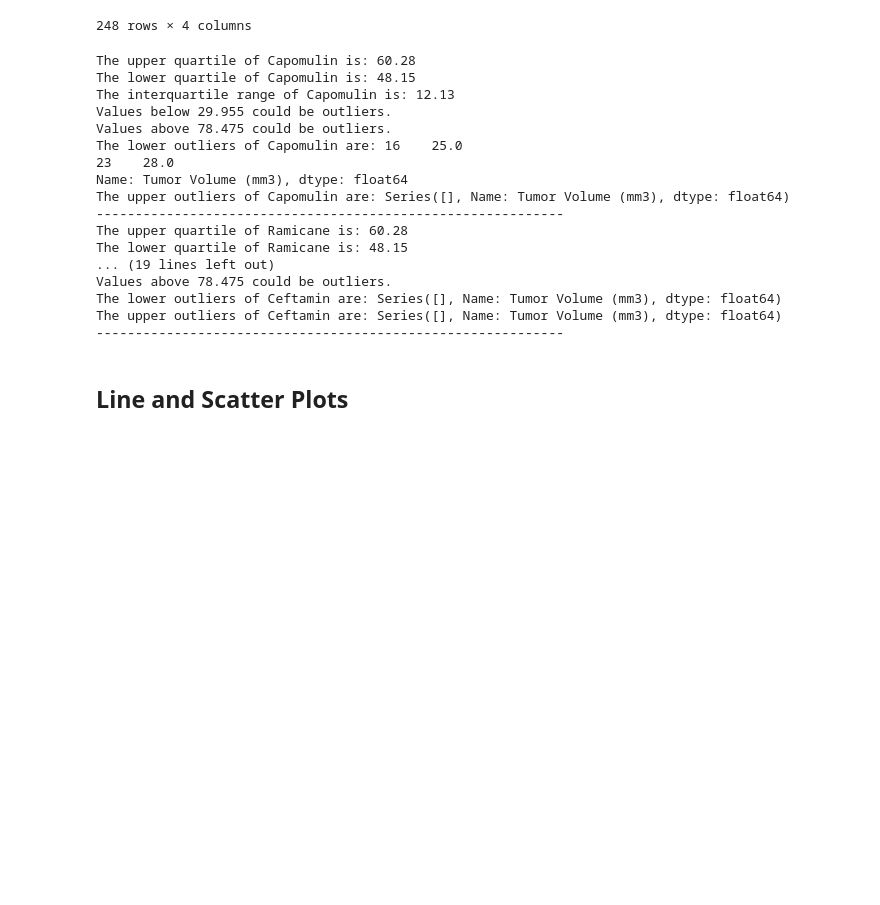
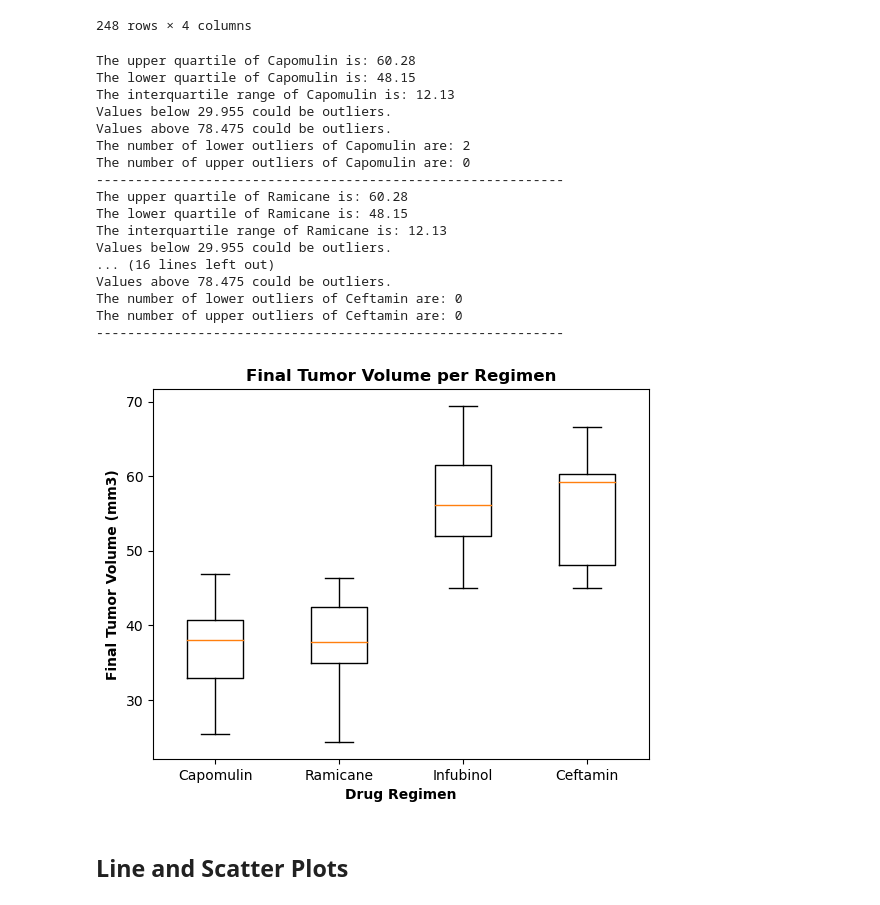
Before and after one commit to TJDavis91/Module-5-Challenge, a Jupyter notebook: pymaceuticals_challenge (1).ipynb, the cells around one changed output. Cells and saved outputs as stored; diff of their text form; code cells hidden in the pictures; blank space fills up the shorter version.

```diff
--- a/pymaceuticals_challenge (1).ipynb
+++ b/pymaceuticals_challenge (1).ipynb
@@ -316,8 +316,8 @@ for x in treatments:
     lower_outliers = round(final_tumor_volume.loc[(final_tumor_volume < lower_bound)],0)
     upper_outliers = round(final_tumor_volume.loc[(final_tumor_volume > upper_bound)],2)
 
-    print(f"The lower outliers of {x} are: {lower_outliers}")
-    print(f"The upper outliers of {x} are: {upper_outliers}")
+    print(f"The number of lower outliers of {x} are: {lower_outliers.count()}")
+    print(f"The number of upper outliers of {x} are: {upper_outliers.count()}")
     print("------------------------------------------------------------")
 
     # Locate the rows which contain mice on each drug and get the tumor volumes
@@ -334,16 +334,16 @@ The lower quartile of Capomulin is: 48.15
 The interquartile range of Capomulin is: 12.13
 Values below 29.955 could be outliers.
 Values above 78.475 could be outliers.
-The lower outliers of Capomulin are: 16    25.0
-23    28.0
-Name: Tumor Volume (mm3), dtype: float64
-The upper outliers of Capomulin are: Series([], Name: Tumor Volume (mm3), dtype: float64)
+The number of lower outliers of Capomulin are: 2
+The number of upper outliers of Capomulin are: 0
 ------------------------------------------------------------
 The upper quartile of Ramicane is: 60.28
 The lower quartile of Ramicane is: 48.15
-... (19 lines left out)
+The interquartile range of Ramicane is: 12.13
+Values below 29.955 could be outliers.
+... (16 lines left out)
 Values above 78.475 could be outliers.
-The lower outliers of Ceftamin are: Series([], Name: Tumor Volume (mm3), dtype: float64)
-The upper outliers of Ceftamin are: Series([], Name: Tumor Volume (mm3), dtype: float64)
+The number of lower outliers of Ceftamin are: 0
+The number of upper outliers of Ceftamin are: 0
 ------------------------------------------------------------
 # %%
@@ -351,4 +351,12 @@ The upper outliers of Ceftamin are: Series([], Name: Tumor Volume (mm3), dtype:
 # %%
 # Generate a box plot that shows the distrubution of the tumor volume for each treatment group.
+fig1, final_tumor_volume_df = plt.subplots()
+final_tumor_volume_df.boxplot(tumor_vol_data, labels=treatments)
+plt.xlabel("Drug Regimen", fontweight="bold")
+plt.ylabel("Final Tumor Volume (mm3)", fontweight="bold")
+plt.title("Final Tumor Volume per Regimen", fontweight="bold")
+plt.show()
+# %% [output]
+[figure, added]
 # %% [markdown]
 ## Line and Scatter Plots
```
Also changed, not shown: parts of 6 cells of this notebook.
